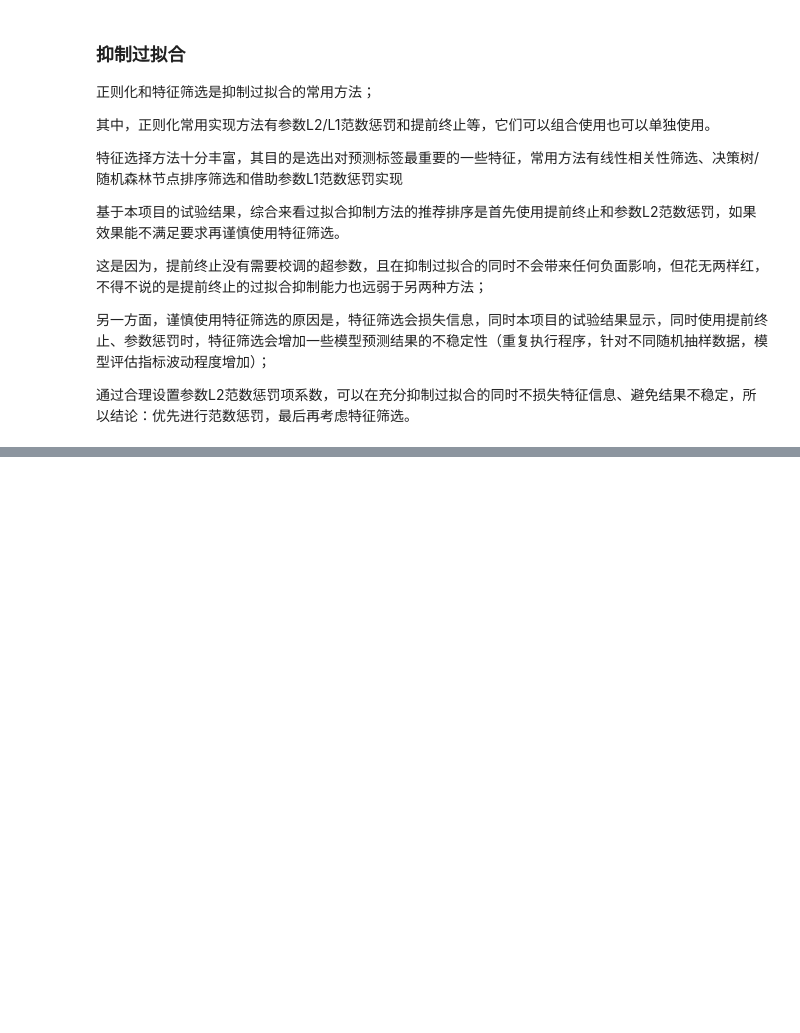
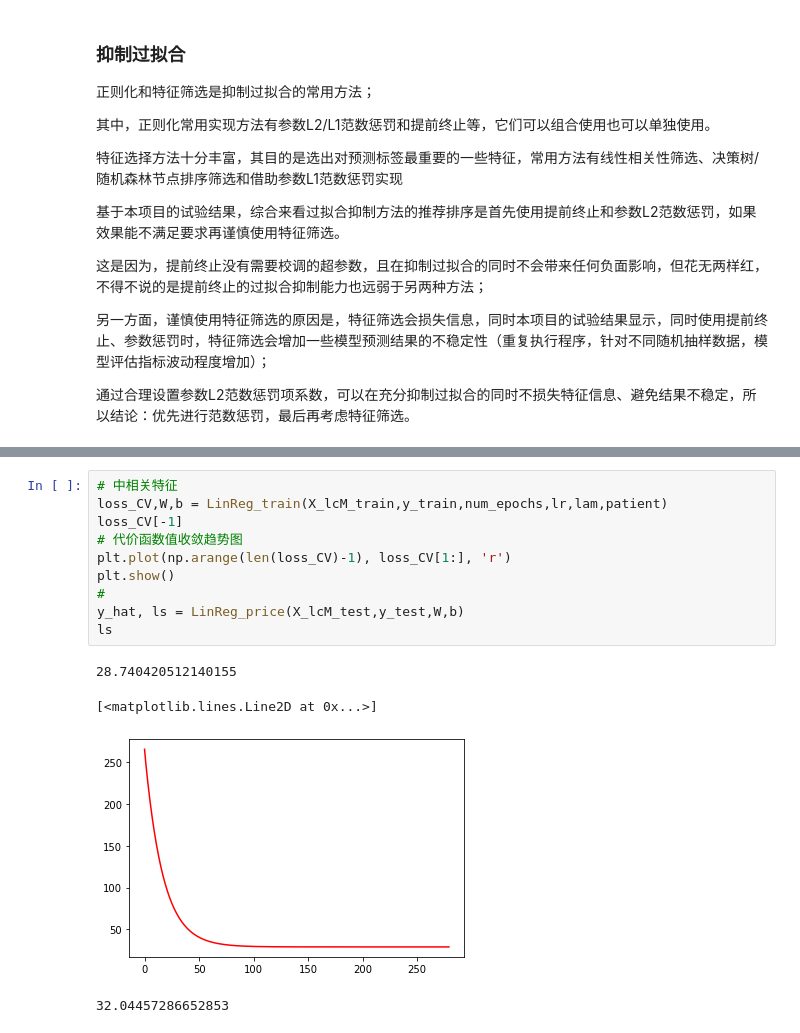
Before and after one commit to Hades-Z/Hades-Repository, a Jupyter notebook: LinearRegression Implementation from Scratch.ipynb, the cells around one changed output, grey strips where cells are left out. Drawn from its saved outputs; the diff is of its cells as text; blank space fills up the shorter version.

```diff
--- a/LinearRegression Implementation from Scratch.ipynb
+++ b/LinearRegression Implementation from Scratch.ipynb
@@ -294,0 +298,15 @@ Fun1(X_lcH_train,y_train,X_lcH_test,y_test,num_epochs,lr,lam,patient,Num)
+# %%
+# 中相关特征
+loss_CV,W,b = LinReg_train(X_lcM_train,y_train,num_epochs,lr,lam,patient)
+loss_CV[-1]
+# 代价函数值收敛趋势图
+plt.plot(np.arange(len(loss_CV)-1), loss_CV[1:], 'r')
+plt.show()
+#
+y_hat, ls = LinReg_price(X_lcM_test,y_test,W,b)
+ls
+# %% [output]
+28.740420512140155
+[<matplotlib.lines.Line2D at 0x...>]
+[figure, added]
+32.04457286652853
```
Also changed, not shown: parts of 8 cells of this notebook.
